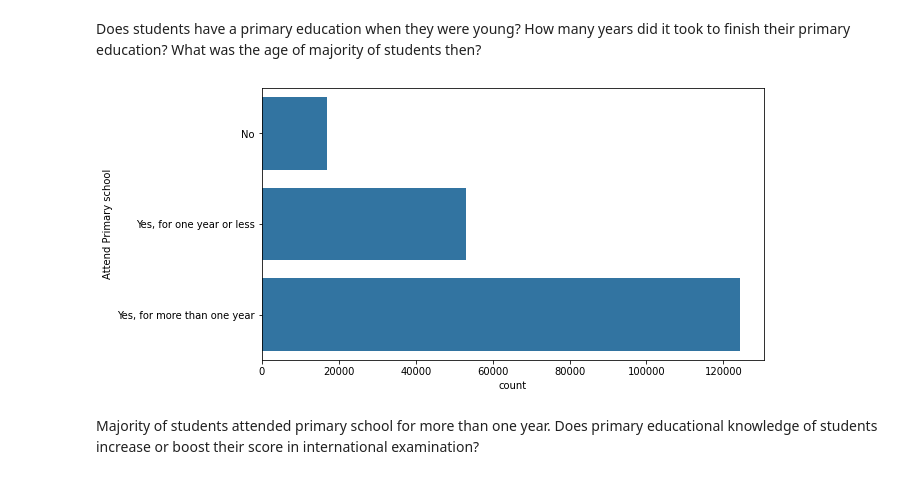
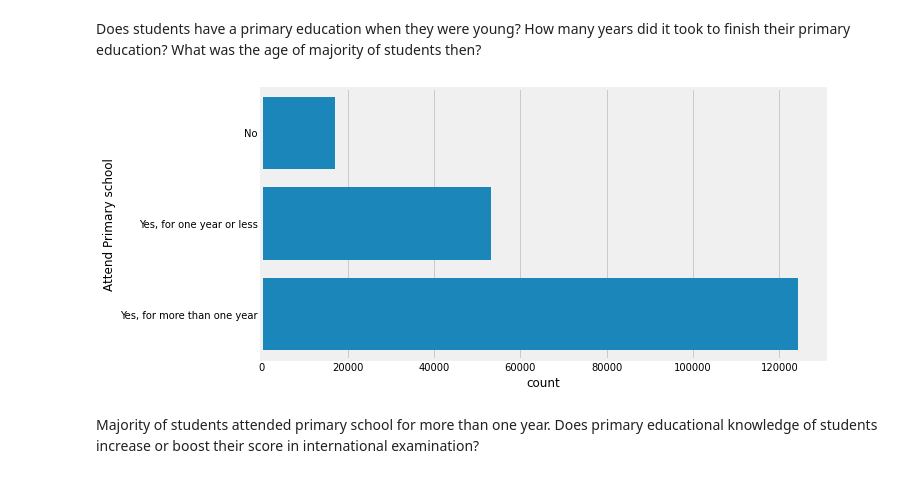
Before and after one commit to comsavvy/Students-Performance-Evaluation, a Jupyter notebook: Part_I_exploration_template.ipynb, the cells around one changed output. Saved outputs shown, nothing was run; the diff lists cells and outputs as text; code cells hidden in the pictures.

Commit message:
feat: Modify univariate data visualization 4
- Added a plot style
- Modified count_dplot to accept figsize

```diff
--- a/Part_I_exploration_template.ipynb
+++ b/Part_I_exploration_template.ipynb
@@ -14,6 +14,7 @@ import pandas as pd
 import matplotlib.pyplot as plt
 import seaborn as sb
 
+plt.style.use('fivethirtyeight')
 %matplotlib inline
 # %%
 # Dict of all the needed columns
@@ -495,7 +496,7 @@ Which country has the highest number of students that fill the survey and which
 # %%
 from typing import Iterable
 
-def count_dplot(cols: Iterable, plottype: sb=sb.countplot, nrows: int=1, ncols=2, usex: bool=True):
+def count_dplot(cols: Iterable, plottype: sb=sb.countplot, nrows: int=1, ncols=2, usex: bool=True, figsize: tuple=(16, 7)):
     """
         This function will plot the number of occurences in the given columns using count chart and annotate each bar
         using k to represent thousand.
@@ -503,6 +504,7 @@ def count_dplot(cols: Iterable, plottype: sb=sb.countplot, nrows: int=1, ncols=2
         usex is default to True, this is to show vertically or horizontally.
     """
     base_color = sb.color_palette()[0]
+    plt.figure(figsize=figsize)
     if usex:
         for i, x in enumerate(cols, 1):
             countv = pisa_df[x].value_counts()
@@ -518,4 +520,4 @@ def count_dplot(cols: Iterable, plottype: sb=sb.countplot, nrows: int=1, ncols=2
                 g.spines[i].set_visible(False) # Turn off the chosen spines
         plt.tight_layout() # To avoid subplot overlapping
     else:
-        g = plottype(data=pisa_df, y=cols, color=base_color)
+        plottype(data=pisa_df, y=cols, color=base_color)
@@ -531,11 +532,10 @@ Most of the students that fill the survey comes from Spain, Canada and Brazil wi
 # %% [markdown]
 Does students have a primary education when they were young? How many years did it took to finish their primary education? What was the age of majority of students then?
 # %%
-plt.figure(figsize=(9, 5))
-count_dplot('pri_sch', usex=False)
+count_dplot('pri_sch', usex=False, figsize=(9, 5))
 plt.ylabel('Attend Primary school');
 # %% [output]
-[figure, old version]
+[figure, new version]
 # %% [markdown]
 Majority of students attended primary school for more than one year. Does primary educational knowledge of students increase or boost their score in international examination?
 # %%
```
Also changed, not shown: parts of 16 cells of this notebook.
